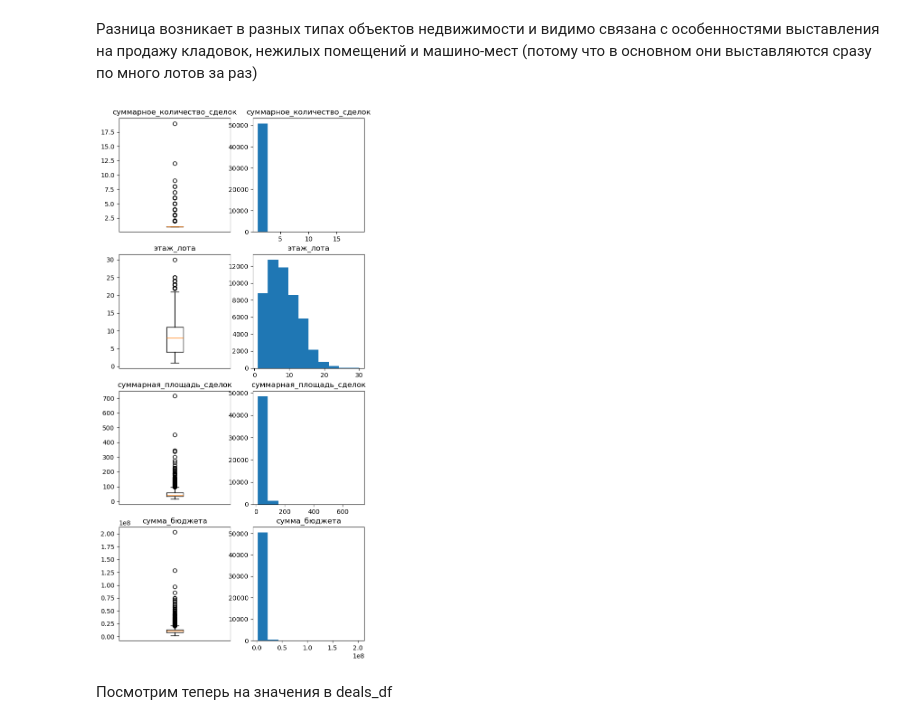
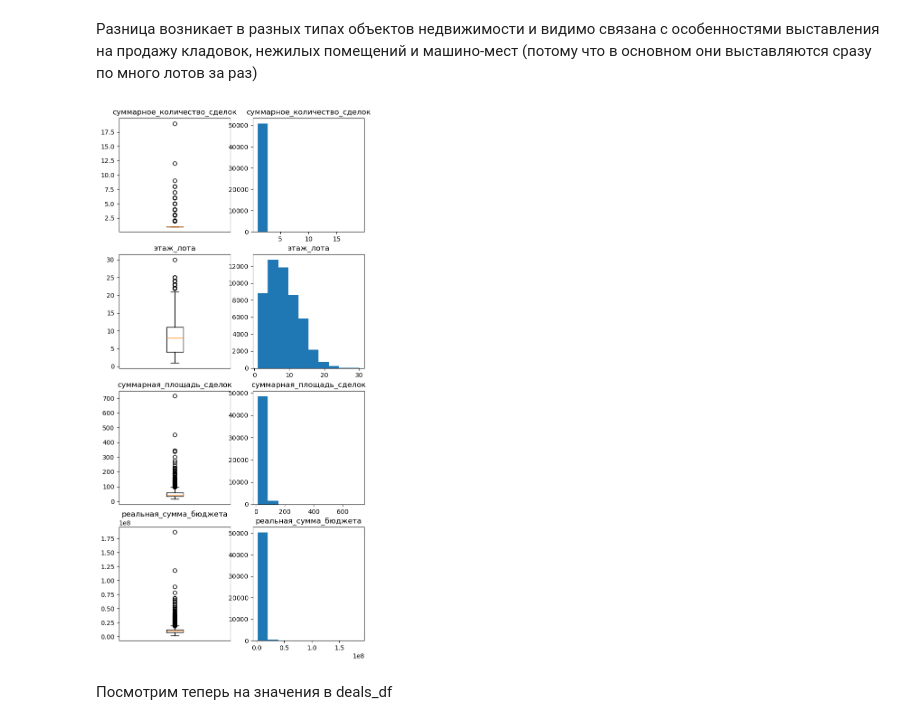
Before and after one commit to leofaraf/vibrosi, a Jupyter notebook: очистка.ipynb, the cells around one changed output. Cells and saved outputs as stored; diff of their text form; code cells hidden in the pictures.

Commit message:
добавил поправку на инфляцию в колонку 'реальная_сумма_бюджета', код для генерации данных для изображения на карте

```diff
--- a/очистка.ipynb
+++ b/очистка.ipynb
@@ -410,3 +412,41 @@ deals_df[deals_df["дата_начала_продаж"] == pd.to_datetime("2008-
+# %%
+# ИПЦ: накопленный индекс относительно января 2023 (база = 100.0000)
+# Источник: Росстат
+
+cpi_data = {
+    '2023-01-01': 100.0000,
+    '2023-02-01': 100.4600,
+    '2023-03-01': 100.8317,
+    '2023-04-01': 101.2149,
+    '2023-05-01': 101.5286,
+    '2023-06-01': 101.9043,
+    '2023-07-01': 102.5463,
+    '2023-08-01': 102.8334,
+    '2023-09-01': 103.7281,
+    '2023-10-01': 104.5890,
+    '2023-11-01': 105.7499,
+    '2023-12-01': 106.5219,
+    '2024-01-01': 107.4380,
+    '2024-02-01': 108.1686,
+    '2024-03-01': 108.5904,
+    '2024-04-01': 109.1334,
+    '2024-05-01': 109.9410,
+    '2024-06-01': 110.6446,
+    '2024-07-01': 111.9060,
+    '2024-08-01': 112.1298,
+    '2024-09-01': 112.6680,
+    '2024-10-01': 113.5130,
+    '2024-11-01': 115.1362,
+    '2024-12-01': 116.6560,
+}
+
+cpi = pd.Series(cpi_data)
+cpi.index = pd.to_datetime(cpi.index)
+
+deals_df = deals_df.merge(cpi.rename('ипц').reset_index().rename(columns={'index': 'month'}),
+              left_on="дата_регистрации_(месяц.год)", right_on='month', how='left')
+
+deals_df['реальная_сумма_бюджета'] = deals_df['сумма_бюджета'] * (100.0 / deals_df['ипц'])
 # %% [markdown]
 Посмотрим на распределение числовых значений
 # %%
@@ -467,26 +507,26 @@ Name: count, dtype: int64
 # %% [markdown]
 Разница возникает в разных типах объектов недвижимости и видимо связана с особенностями выставления на продажу кладовок, нежилых помещений и машино-мест (потому что в основном они выставляются сразу по много лотов за раз)
 # %%
-fig, axes = plt.subplots(deals_df.select_dtypes("number").columns.size, 2)
+fig, axes = plt.subplots(deals_df.select_dtypes("number").columns.size - 2, 2)
 axes = axes.flatten()
 fig.set_size_inches(7, 15)
-num_cols = deals_df.select_dtypes("number").columns
+num_cols = deals_df.select_dtypes("number").columns.drop(["сумма_бюджета", "ипц"])
 
 for i in range(0, num_cols.size * 2, 2):
     axes[i].boxplot(deals_df[num_cols[i // 2]].dropna())
     axes[i + 1].hist(deals_df[num_cols[i // 2]])
     axes[i].set_title(num_cols[i // 2])
     axes[i + 1].set_title(num_cols[i // 2])
     axes[i].tick_params(
         axis='x',
         which='both',
         bottom=False,
         top=False,
         labelbottom=False)
 
 plt.show()
 # %% [output]
-[figure, old version]
+[figure, new version]
 # %% [markdown]
 Посмотрим теперь на значения в deals_df
 # %%
```
Also changed, not shown: parts of 5 cells of this notebook, 24 other files.
